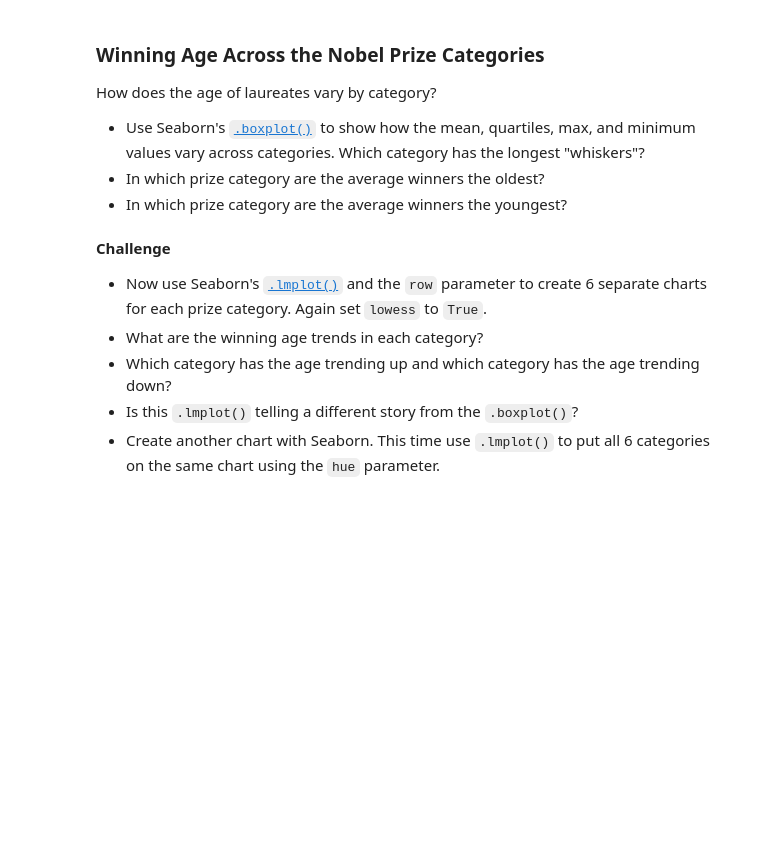
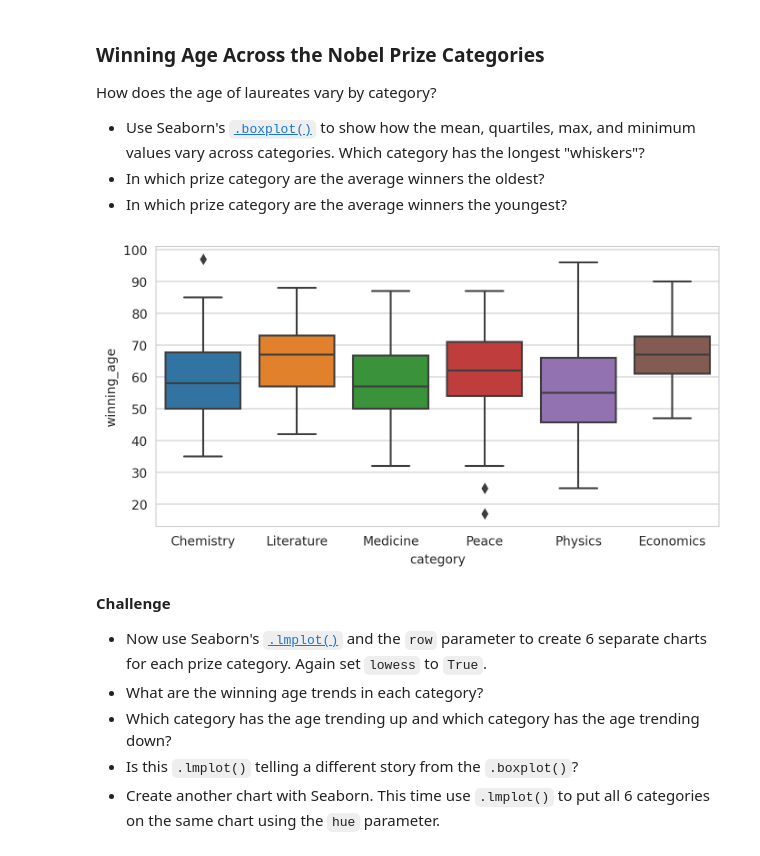
Before and after one commit to thedarkarchitect/basic_python_DS, a Jupyter notebook: Nobel+Prize+Analysis/Nobel_Prize_Analysis.ipynb, the cells around one changed output. Saved outputs shown, nothing was run; the diff lists cells and outputs as text; code cells hidden in the pictures; blank space fills up the shorter version.

```diff
--- a/Nobel+Prize+Analysis/Nobel_Prize_Analysis.ipynb
+++ b/Nobel+Prize+Analysis/Nobel_Prize_Analysis.ipynb
@@ -802,6 +989,17 @@ How does the age of laureates vary by category?
 * Use Seaborn's [`.boxplot()`](https://seaborn.pydata.org/generated/seaborn.boxplot.html?highlight=boxplot#seaborn.boxplot) to show how the mean, quartiles, max, and minimum values vary across categories. Which category has the longest "whiskers"?
 * In which prize category are the average winners the oldest?
 * In which prize category are the average winners the youngest?
+# %%
+plt.figure(figsize=(8,4), dpi=200)
+with sns.axes_style("whitegrid"):
+    sns.boxplot(data=df_data,
+                x='category',
+                y='winning_age')
+
+plt.show()
+#box plot shoes us the mean, the quartiles, the maximum and the minmum values.
+# %% [output]
+[figure, added]
 # %% [markdown]
 **Challenge**
 * Now use Seaborn's [`.lmplot()`](https://seaborn.pydata.org/generated/seaborn.lmplot.html?highlight=lmplot#seaborn.lmplot) and the `row` parameter to create 6 separate charts for each prize category. Again set `lowess` to `True`.
```
Also changed, not shown: parts of 16 cells of this notebook.
